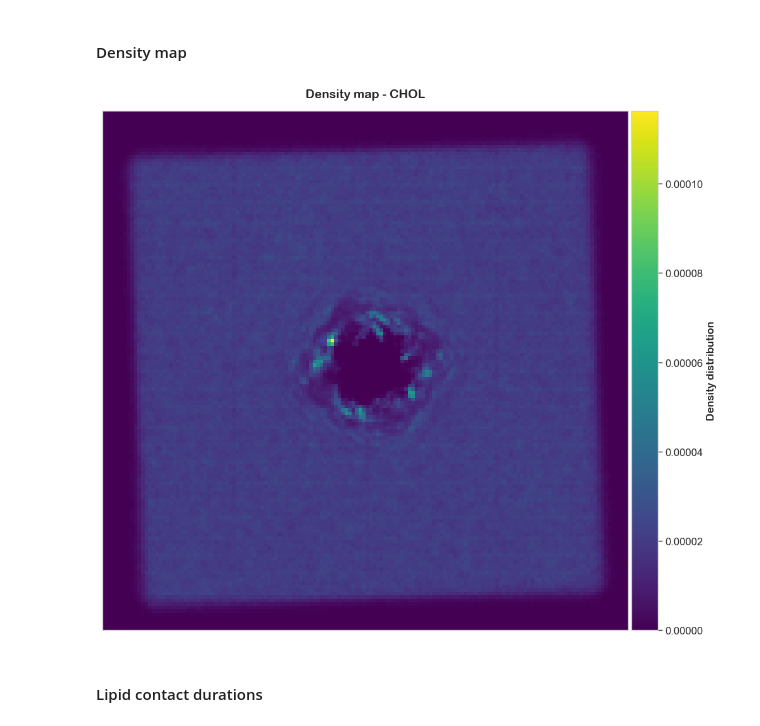
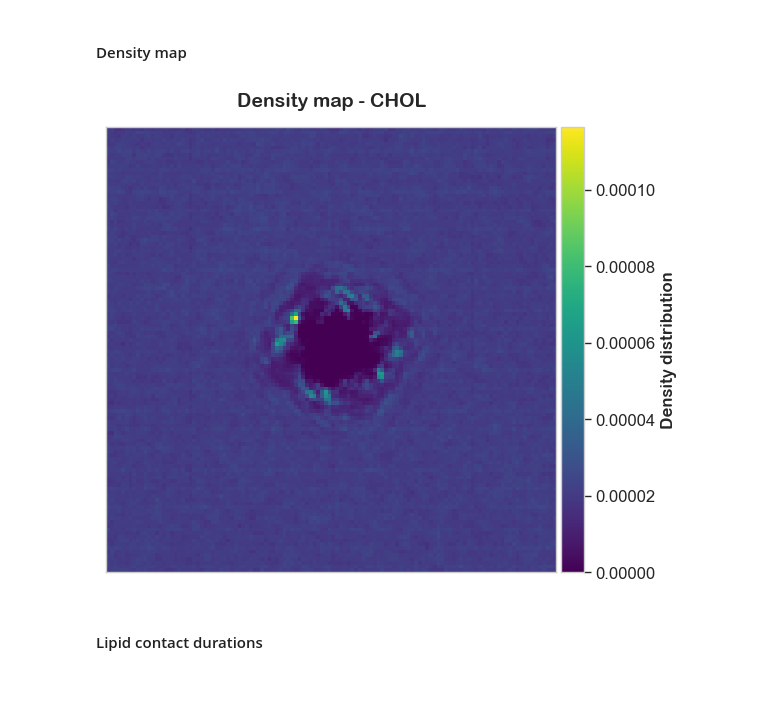
Before and after one commit to ProLint/prolint2, a Jupyter notebook: docs/notebooks/06_Generating_Plots.ipynb, the cells around one changed output. Cells and saved outputs as stored; diff of their text form; code cells hidden in the pictures; blank space fills up the shorter version.

Commit message:
adding frame to density plot

```diff
--- a/docs/notebooks/06_Generating_Plots.ipynb
+++ b/docs/notebooks/06_Generating_Plots.ipynb
@@ -47,10 +47,10 @@ RAD.generate_script(Radar, "metric_comparison_radar_plot.py")
 # %%
 from prolint2.plotting import DensityMap
 
-Dens = DensityMap(u, fig_size=(10, 10))
-Dens.create_plot(lipid_type='CHOL', interpolation='nearest', cmap='viridis')
+Dens = DensityMap(u, fig_size=(6, 6))
+Dens.create_plot(lipid_type='CHOL', interpolation='nearest', frame=15, cmap='viridis')
 # %% [output]
-[figure, old version]
+[figure, new version]
 # %%
 Dens.generate_script(DensityMap, 'lipid_density_plot.py')
 # %% [markdown]
```
Also changed, not shown: 1 other file.
